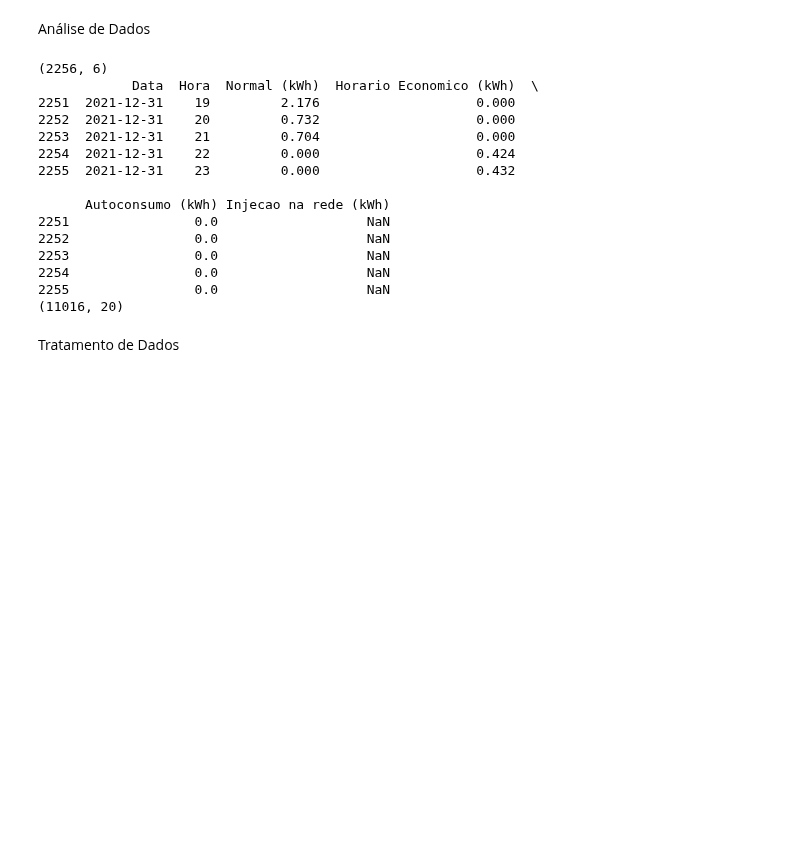
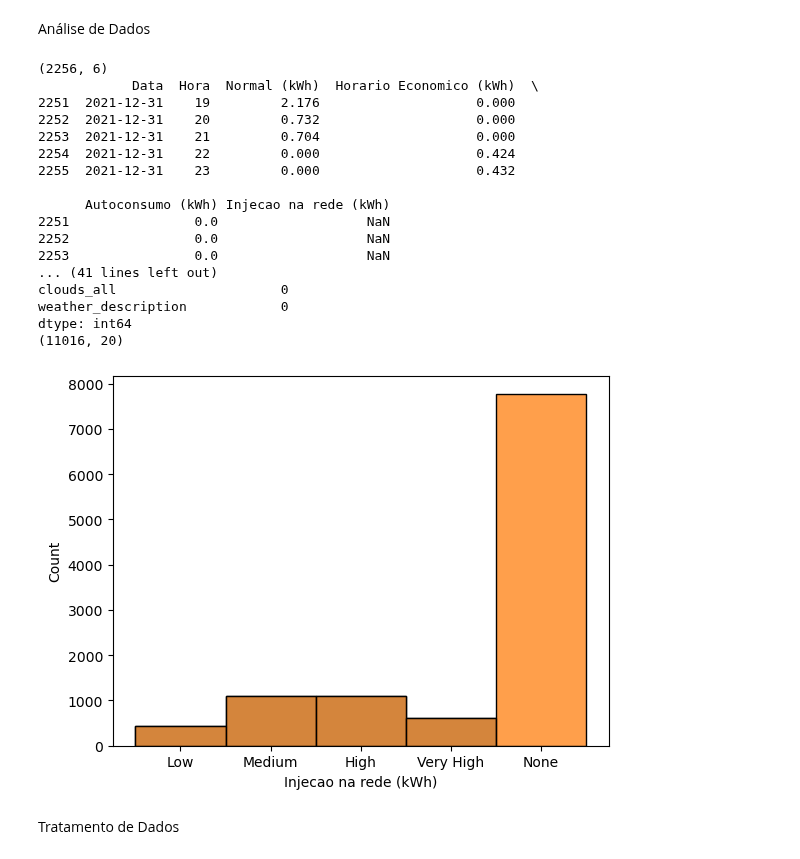
Before and after one commit to simaobarroso/tp-daa, a Jupyter notebook: competicao/comp.ipynb, the cells around one changed output. Cells and saved outputs as stored; diff of their text form; code cells hidden in the pictures; blank space fills up the shorter version.

```diff
--- a/competicao/comp.ipynb
+++ b/competicao/comp.ipynb
@@ -125,27 +108,36 @@ Análise de Dados
 # %%
 
 
 
 print (df_energia_2021.shape)
 print(df_energia_2021.tail())
+print (df_train.isna().sum())
+sns.histplot(df_train["Injecao na rede (kWh)"])
+df_train=df_train.fillna({'Injecao na rede (kWh)': 'None'})
+print (df_train.isna().sum())
+sns.histplot(df_train["Injecao na rede (kWh)"])
+
 
 print (df_train.shape) # verfiicar se o número de linhas está correto
 # %% [output]
 (2256, 6)
             Data  Hora  Normal (kWh)  Horario Economico (kWh)  \
 2251  2021-12-31    19         2.176                    0.000
 2252  2021-12-31    20         0.732                    0.000
 2253  2021-12-31    21         0.704                    0.000
 2254  2021-12-31    22         0.000                    0.424
 2255  2021-12-31    23         0.000                    0.432
 
       Autoconsumo (kWh) Injecao na rede (kWh)
 2251                0.0                   NaN
 2252                0.0                   NaN
 2253                0.0                   NaN
-2254                0.0                   NaN
-2255                0.0                   NaN
+... (41 lines left out)
+clouds_all                     0
+weather_description            0
+dtype: int64
 (11016, 20)
+[figure, added]
 # %% [markdown]
 Tratamento de Dados
 # %%
```
Also changed, not shown: parts of 5 cells of this notebook, 1 other file.
